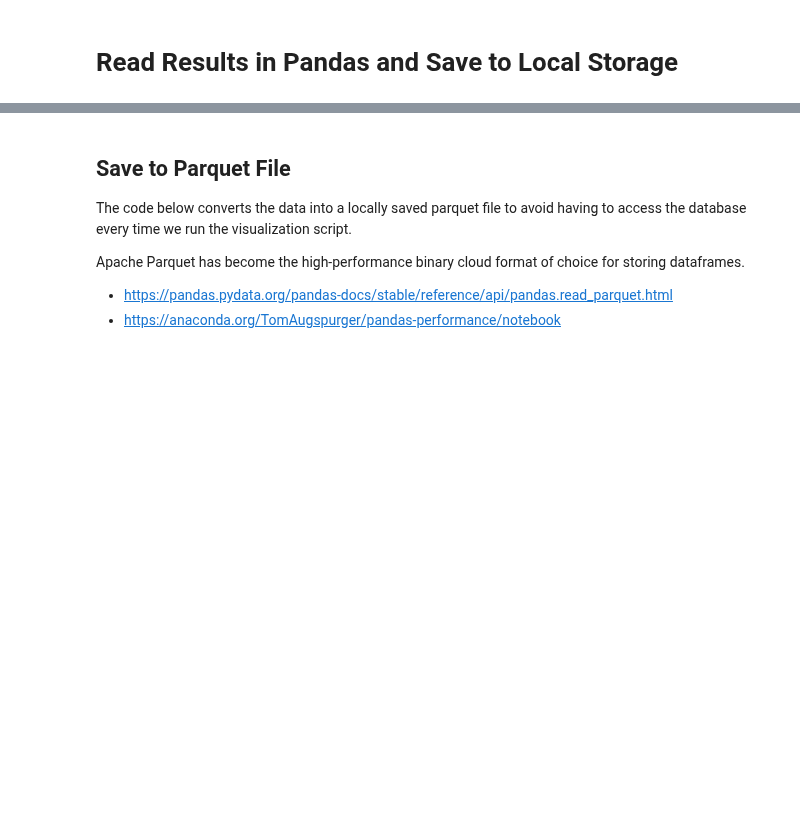
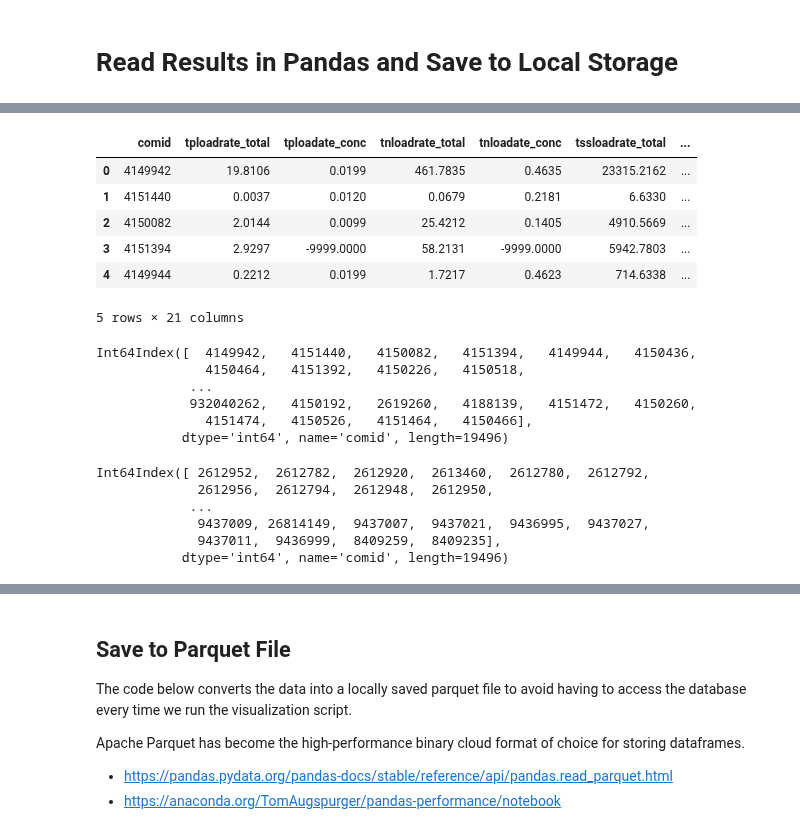
Before and after one commit to TheAcademyofNaturalSciences/WikiSRATMicroService, a Jupyter notebook: WikiSRAT_Demo.ipynb, the cells around one changed output, grey strips where cells are left out. Saved outputs shown, nothing was run; the diff lists cells and outputs as text; code cells hidden in the pictures; blank space fills up the shorter version.

```diff
--- a/WikiSRAT_Demo.ipynb
+++ b/WikiSRAT_Demo.ipynb
@@ -349,0 +441,10 @@ rest_df = gpd.read_postgis(rest_model_select, con)
+# %%
+base_df.head()
+# %% [output]
+|  | comid | tploadrate_total | tploadate_conc | tnloadrate_total | tnloadate_conc | tssloadrate_total | ... |
+| 0 | 4149942 | 19.8106 | 0.0199 | 461.7835 | 0.4635 | 23315.2162 | ... |
+| 1 | 4151440 | 0.0037 | 0.0120 | 0.0679 | 0.2181 | 6.6330 | ... |
+| 2 | 4150082 | 2.0144 | 0.0099 | 25.4212 | 0.1405 | 4910.5669 | ... |
+| 3 | 4151394 | 2.9297 | -9999.0000 | 58.2131 | -9999.0000 | 5942.7803 | ... |
+| 4 | 4149944 | 0.2212 | 0.0199 | 1.7217 | 0.4623 | 714.6338 | ... |
+5 rows × 21 columns
@@ -349,0 +456,18 @@ rest_df = gpd.read_postgis(rest_model_select, con)
+# %%
+base_df.index
+# %% [output]
+Int64Index([  4149942,   4151440,   4150082,   4151394,   4149944,   4150436,
+              4150464,   4151392,   4150226,   4150518,
+            ...
+            932040262,   4150192,   2619260,   4188139,   4151472,   4150260,
+              4151474,   4150526,   4151464,   4150466],
+           dtype='int64', name='comid', length=19496)
+# %%
+rest_df.index
+# %% [output]
+Int64Index([ 2612952,  2612782,  2612920,  2613460,  2612780,  2612792,
+             2612956,  2612794,  2612948,  2612950,
+            ...
+             9437009, 26814149,  9437007,  9437021,  9436995,  9437027,
+             9437011,  9436999,  8409259,  8409235],
+           dtype='int64', name='comid', length=19496)
```
Also changed, not shown: parts of 24 cells of this notebook, 4 other files.
